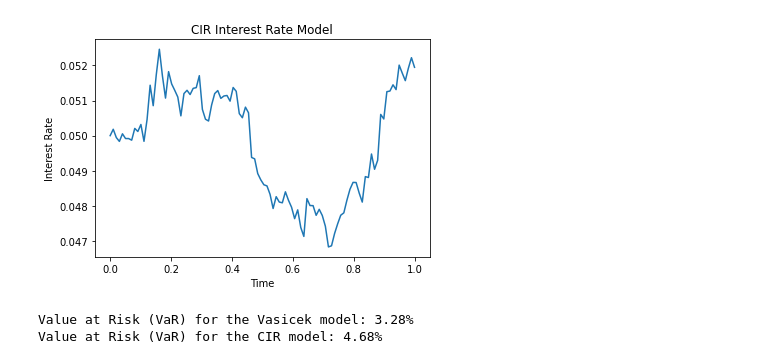
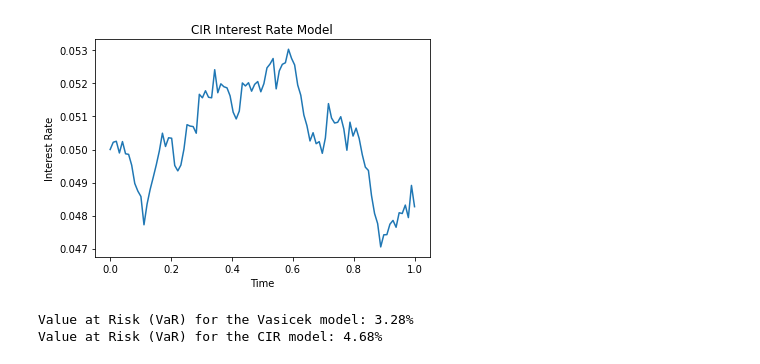
Before and after one commit to Kimanh1304/Python-for-Interest-Rate-Risk-Management-in-ALM, a Jupyter notebook: Python for Interest Rate Risk Management in ALM.ipynb, the cells around one changed output. Saved outputs shown, nothing was run; the diff lists cells and outputs as text; code cells hidden in the pictures.

```diff
--- a/Python for Interest Rate Risk Management in ALM.ipynb
+++ b/Python for Interest Rate Risk Management in ALM.ipynb
@@ -41,35 +41,35 @@ def cir(r0, a, b, sigma, T, dt):
     N = int(T/dt)
     rates = np.zeros(N)
     rates[0] = r0
 
     for t in range(1, N):
         dr = a * (b - rates[t-1]) * dt + sigma * np.sqrt(rates[t-1] * dt) * np.random.normal()
         rates[t] = rates[t-1] + dr
 
     return rates
 
 # Parameters
 
 r0 = 0.05
 a = 0.1
 b = 0.05
 sigma = 0.02
 T = 1.0
 dt = 0.01
 
 # Generate interest rates
 
 rates2 = cir(r0, a, b, sigma, T, dt)
 
 # Plot results
 
-plt.plot(np.linspace(0, T, int(T / dt)), rates)
+plt.plot(np.linspace(0, T, int(T / dt)), rates2)
 plt.xlabel('Time')
 plt.ylabel('Interest Rate')
 plt.title('CIR Interest Rate Model')
 plt.show()
 # %% [output]
-[figure, old version]
+[figure, new version]
 # %%
 def calculate_var(rates, confidence_level=0.95):
     sorted_rates = np.sort(rates)
```
Also changed, not shown: parts of 1 cell of this notebook.
